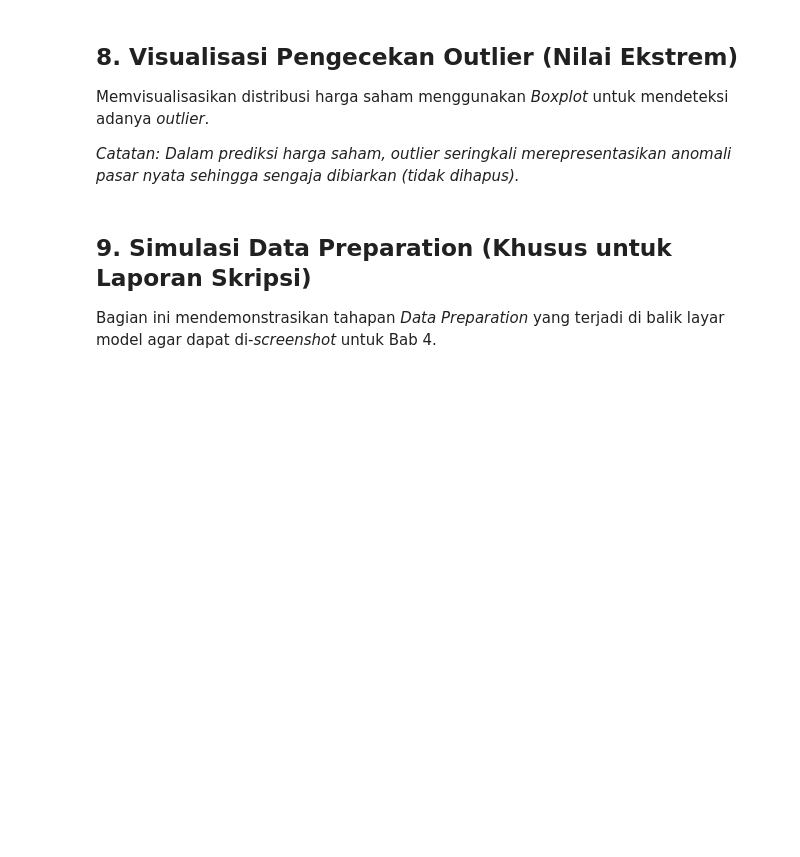
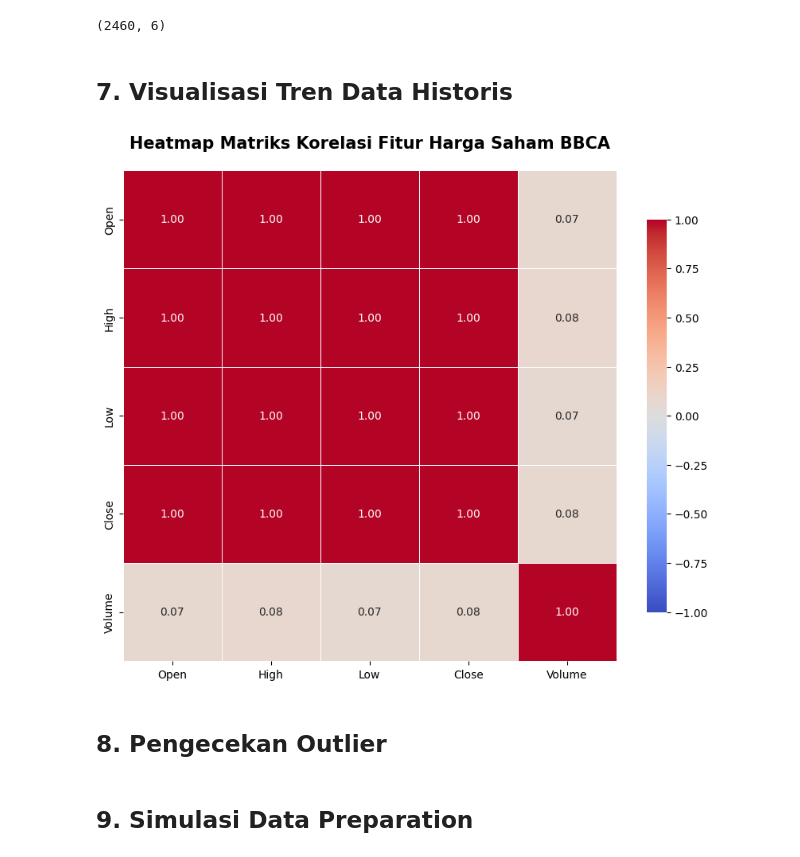
Before and after one commit to maxcorazon/Analisis-Prediksi-Saham, a Jupyter notebook: EDA_Skripsi.ipynb, the cells around one changed output. Cells and saved outputs as stored; diff of their text form; code cells hidden in the pictures; blank space fills up the shorter version.

```diff
--- a/EDA_Skripsi.ipynb
+++ b/EDA_Skripsi.ipynb
@@ -53,3 +94,9 @@ Visualisasi pergerakan harga saham BBCA selama 10 tahun untuk melihat tren naik
+# %%
+df.shape
+# %% [output]
+(2460, 6)
+# %% [markdown]
+## 7. Visualisasi Tren Data Historis
 # %%
 fig_trend = go.Figure()
 fig_trend.add_trace(go.Scatter(
@@ -64,16 +111,35 @@ fig_trend.update_layout(
     yaxis_title="Harga (Rupiah)"
 )
 fig_trend.show()
-# %% [markdown]
-## 8. Visualisasi Pengecekan Outlier (Nilai Ekstrem)
-Memvisualisasikan distribusi harga saham menggunakan *Boxplot* untuk mendeteksi adanya *outlier*.
-
-*Catatan: Dalam prediksi harga saham, outlier seringkali merepresentasikan anomali pasar nyata sehingga sengaja dibiarkan (tidak dihapus).*
+# %%
+import seaborn as sns
+import matplotlib.pyplot as plt
+
+# Memilih hanya kolom numerik
+kolom_numerik = df[['Open', 'High', 'Low', 'Close', 'Volume']]
+
+# Menghitung nilai matriks korelasi
+matriks_korelasi = kolom_numerik.corr()
+
+# Visualiasi heatmap
+plt.figure(figsize=(10, 8))
+sns.heatmap(matriks_korelasi,
+            annot=True,
+            cmap='coolwarm',
+            fmt='.2f',
+            linewidths=0.5,
+            vmin=-1, vmax=1,
+            cbar_kws={"shrink": .8})
+plt.title('Heatmap Matriks Korelasi Fitur Harga Saham BBCA', fontsize=15, fontweight='bold', pad=20)
+plt.show()
+# %% [output]
+[figure, added]
+# %% [markdown]
+## 8. Pengecekan Outlier
 # %%
 fig_outlier = px.box(df, y='Close', title='Boxplot Harga Penutupan Saham BBCA (Deteksi Outlier)')
 fig_outlier.update_layout(yaxis_title="Harga (Rupiah)")
 fig_outlier.show()
-# %% [markdown]
-## 9. Simulasi Data Preparation (Khusus untuk Laporan Skripsi)
-Bagian ini mendemonstrasikan tahapan *Data Preparation* yang terjadi di balik layar model agar dapat di-*screenshot* untuk Bab 4.
+# %% [markdown]
+## 9. Simulasi Data Preparation
 # %%
```
Also changed, not shown: parts of 18 cells of this notebook, 5 other files.
